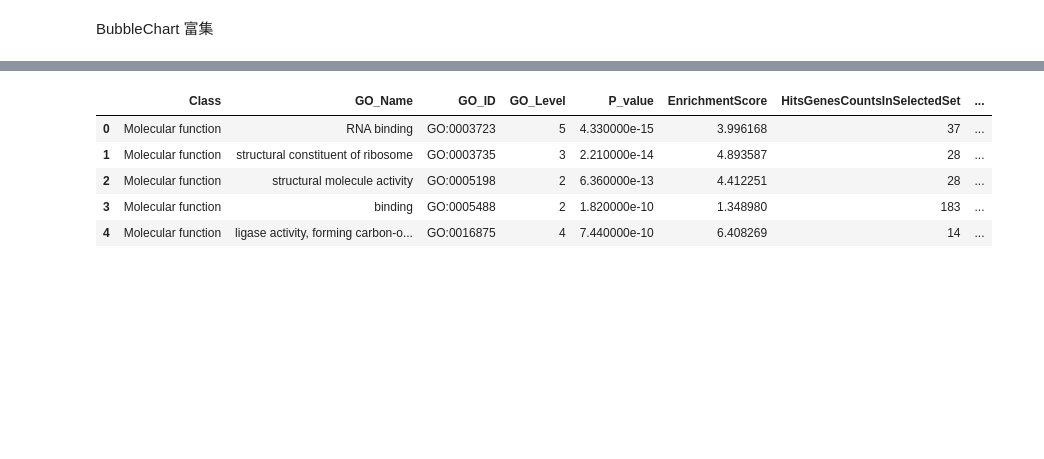
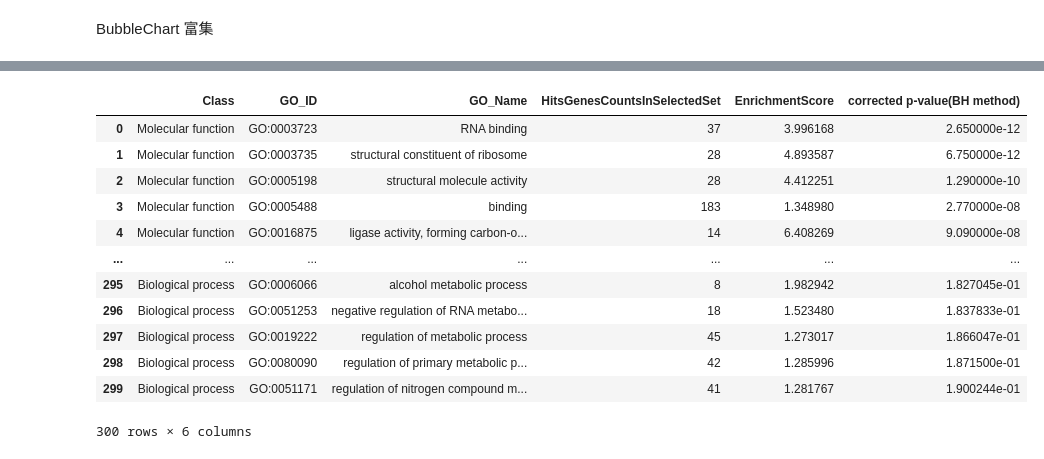
Before and after one commit to dongchen1998/code, a Jupyter notebook: mtd/code/Vsualization/富集分析/4.GO.ipynb, the cells around one changed output, grey strips where cells are left out. Drawn from its saved outputs; the diff is of its cells as text; code cells hidden in the pictures; blank space fills up the shorter version.

```diff
--- a/mtd/code/Vsualization/富集分析/4.GO.ipynb
+++ b/mtd/code/Vsualization/富集分析/4.GO.ipynb
@@ -83,13 +158,21 @@ df_go_enrich.head()
 # %%
 df_GoEnrich = pd.read_csv("GO_Enrichment_demo.csv")
-df_BubbleChart = df_GoEnrich[['Class', 'GO_ID', 'GO_Name', 'HitsGenesCountsInSelectedSet', 'EnrichmentScore', 'corrected p-value(BH method)']]
-df_GoEnrich.head()
+df_BubbleChart = df_GoEnrich[['Class', 'GO_ID', 'GO_Name',
+                              'HitsGenesCountsInSelectedSet', 'EnrichmentScore', 'corrected p-value(BH method)']]
+df_BubbleChart
 # %% [output]
-|  | Class | GO_Name | GO_ID | GO_Level | P_value | EnrichmentScore | HitsGenesCountsInSelectedSet | ... |
-| 0 | Molecular function | RNA binding | GO:0003723 | 5 | 4.330000e-15 | 3.996168 | 37 | ... |
-| 1 | Molecular function | structural constituent of ribosome | GO:0003735 | 3 | 2.210000e-14 | 4.893587 | 28 | ... |
-| 2 | Molecular function | structural molecule activity | GO:0005198 | 2 | 6.360000e-13 | 4.412251 | 28 | ... |
-| 3 | Molecular function | binding | GO:0005488 | 2 | 1.820000e-10 | 1.348980 | 183 | ... |
-| 4 | Molecular function | ligase activity, forming carbon-o... | GO:0016875 | 4 | 7.440000e-10 | 6.408269 | 14 | ... |
+|  | Class | GO_ID | GO_Name | HitsGenesCountsInSelectedSet | EnrichmentScore | corrected p-value(BH method) |
+| 0 | Molecular function | GO:0003723 | RNA binding | 37 | 3.996168 | 2.650000e-12 |
+| 1 | Molecular function | GO:0003735 | structural constituent of ribosome | 28 | 4.893587 | 6.750000e-12 |
+| 2 | Molecular function | GO:0005198 | structural molecule activity | 28 | 4.412251 | 1.290000e-10 |
+| 3 | Molecular function | GO:0005488 | binding | 183 | 1.348980 | 2.770000e-08 |
+| 4 | Molecular function | GO:0016875 | ligase activity, forming carbon-o... | 14 | 6.408269 | 9.090000e-08 |
+| ... | ... | ... | ... | ... | ... | ... |
+| 295 | Biological process | GO:0006066 | alcohol metabolic process | 8 | 1.982942 | 1.827045e-01 |
+| 296 | Biological process | GO:0051253 | negative regulation of RNA metabo... | 18 | 1.523480 | 1.837833e-01 |
+| 297 | Biological process | GO:0019222 | regulation of metabolic process | 45 | 1.273017 | 1.866047e-01 |
+| 298 | Biological process | GO:0080090 | regulation of primary metabolic p... | 42 | 1.285996 | 1.871500e-01 |
+| 299 | Biological process | GO:0051171 | regulation of nitrogen compound m... | 41 | 1.281767 | 1.900244e-01 |
+300 rows × 6 columns
 # %%
 BubbleChart(df_BubbleChart, 'Rdbu_r', 50, 30, width=1000, height=600)
```
Also changed, not shown: parts of 5 cells of this notebook.
